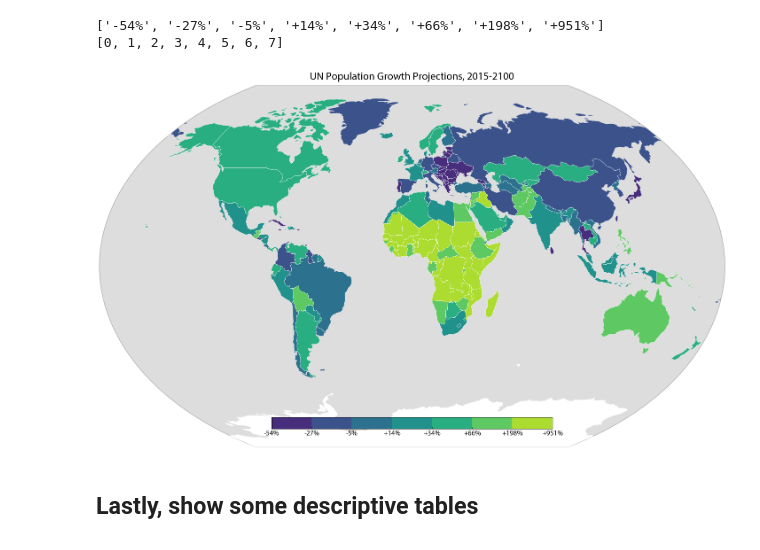
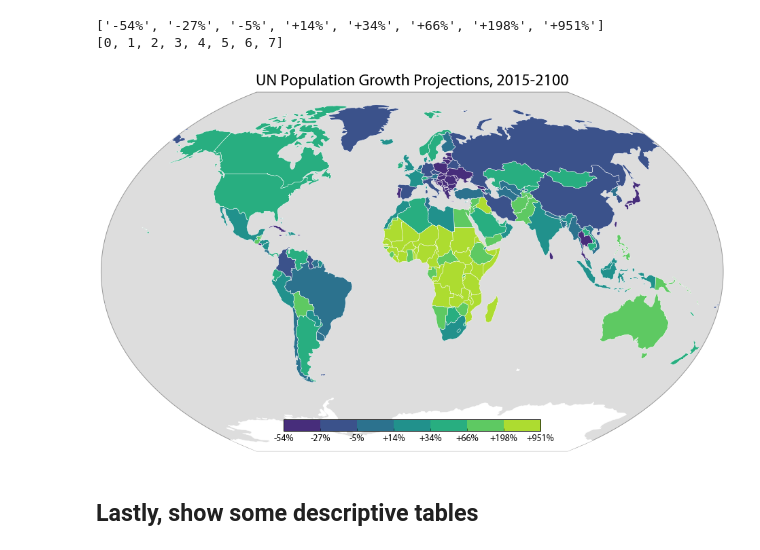
Before and after one commit to gboeing/ppde642, a Jupyter notebook: Examples-and-Demos/population-projections/visualize-population-projections.ipynb, the cells around one changed output. Saved outputs shown, nothing was run; the diff lists cells and outputs as text; code cells hidden in the pictures.

```diff
--- a/Examples-and-Demos/population-projections/visualize-population-projections.ipynb
+++ b/Examples-and-Demos/population-projections/visualize-population-projections.ipynb
@@ -186,44 +187,44 @@ color_list = color_map(increments).tolist()
 # %%
 # now create the map: first set up the plotting figure
 shapefile = 'countries_110m/ne_110m_admin_0_countries'
-fig = plt.figure(figsize=(22, 12))
+fig = plt.figure(figsize=[14, 8])
 ax = fig.add_subplot(111, axisbg=water_color, frame_on=False)
 ax.set_title('UN Population Growth Projections, 2015-2100', fontproperties=title_font, y=1.01)
 
 # draw the basemap and read the shapefile
 m = Basemap(lon_0=0, projection='kav7', resolution=None)
 m.drawmapboundary(color=map_boundary_color)
 m.readshapefile(shapefile, name='shapes', drawbounds=False)
 
 # draw each shape, colored according to country's bin
 for info, shape in zip(m.shapes_info, m.shapes):
     country_code = info['iso_n3']
     if country_code in df['country_code'].values:
         bin_num = df[df['country_code']==country_code]['bin'].iloc[0]
         color = color_list[bin_num]
     else:
         color = no_data_color #if no data
     pc = PatchCollection([Polygon(np.array(shape), True)])
     pc.set_facecolor(color)
     pc.set_edgecolor(border_color)
     pc.set_linewidth(0.5)
     ax.add_collection(pc)
 
 # draw color legend (lengths are ratios of figure size)
-legend_width = 0.4
+legend_width = 0.375
 legend_left = (1 - legend_width) / 2.
-legend_bottom = 0.06
+legend_bottom = 0.07
 legend_height = 0.03
 legend_axis = fig.add_axes([legend_left, legend_bottom, legend_width, legend_height], zorder=2)
 cmap = colors.ListedColormap(color_list)
 cb = colorbar.ColorbarBase(legend_axis, cmap=cmap, ticks=label_ticks, boundaries=label_ticks, orientation='horizontal')
-cb.ax.set_xticklabels(labels, fontproperties=ticks_font)
+cb.ax.set_xticklabels(labels, fontproperties=annot_font)
 
 fig.tight_layout()
-fig.savefig('projected-pop-map.png', dpi=96)
+fig.savefig('images/projected-pop-map.png', dpi=96)
 plt.show()
 # %% [output]
-[figure, old version]
+[figure, new version]
 # %% [markdown]
 ## Lastly, show some descriptive tables
 # %%
```
Also changed, not shown: parts of 3 cells of this notebook, 7 other files.
